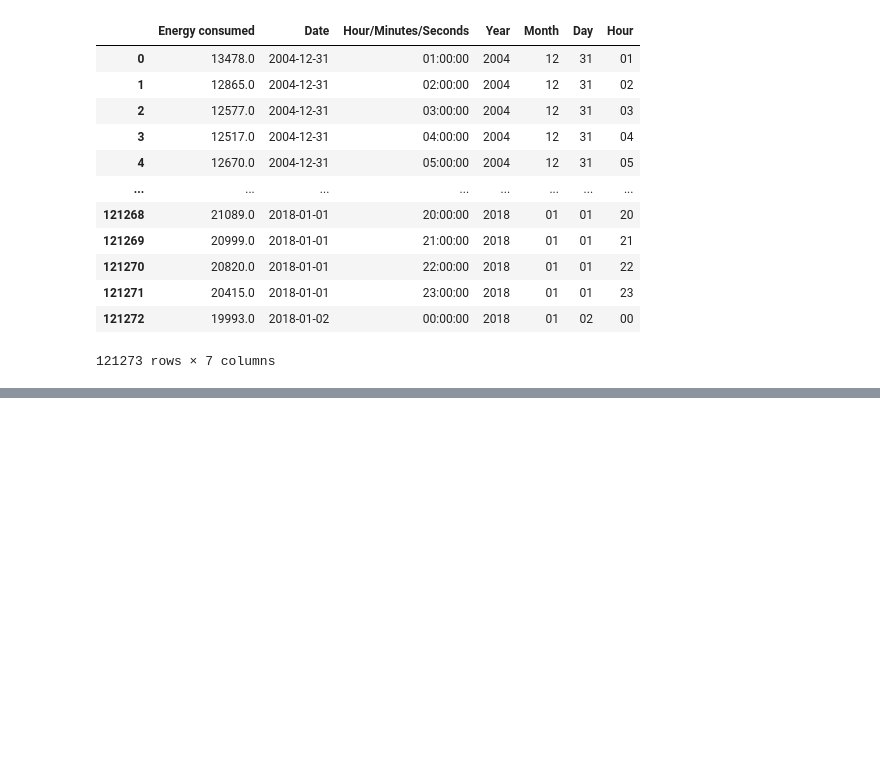
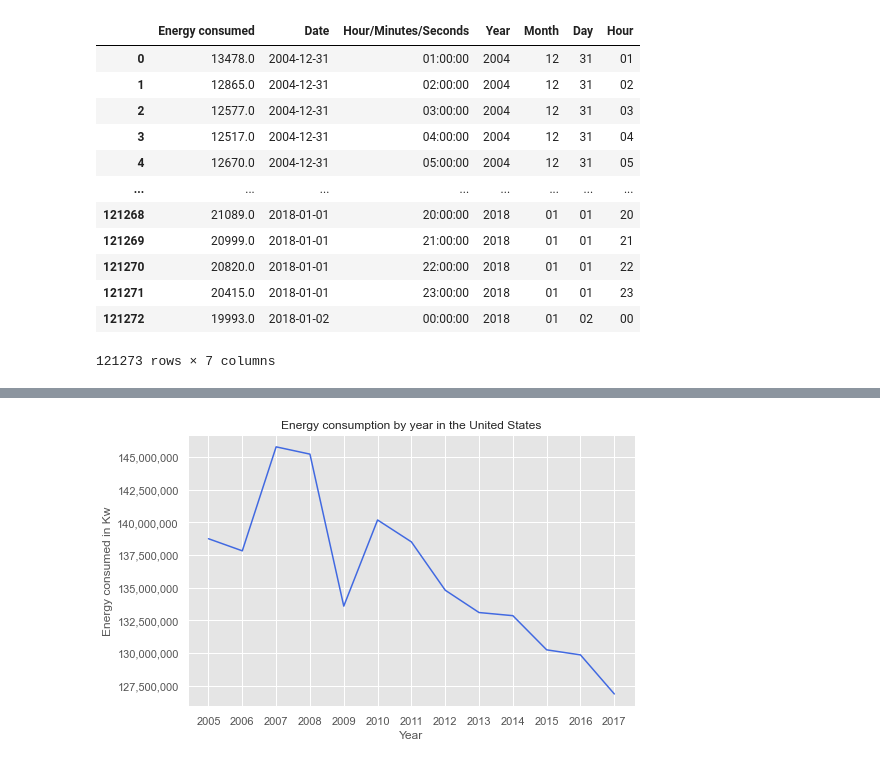
Before and after one commit to rromerov/Data-Science-Projects, a Jupyter notebook: predictions.ipynb, the cells around one changed output, grey strips where cells are left out. Saved outputs shown, nothing was run; the diff lists cells and outputs as text; code cells hidden in the pictures; blank space fills up the shorter version.

```diff
--- a/predictions.ipynb
+++ b/predictions.ipynb
@@ -152,0 +215,4 @@ data
+# %%
+completeYearRecords=data[(data["Year"]!="2004") & (data["Year"]!="2018")]
+completeYearRecordsGrouped=completeYearRecords.groupby("Year").sum()
+completeYearRecordsGrouped
@@ -152,0 +235,11 @@ data
+# %%
+plt.style.use("ggplot")
+sns.lineplot(x="Year",y="Energy consumed",data=completeYearRecordsGrouped,color="royalblue")
+sns.set(rc={'figure.figsize':(8,5)})
+plt.title("Energy consumption by year in the United States")
+plt.ylabel("Energy consumed in Kw")
+valores_con_comas = plt.gca().get_yticks()
+plt.gca().set_yticklabels(['{:,.0f}'.format(x) for x in valores_con_comas])
+plt.show()
+# %% [output]
+[figure, added]
```
Also changed, not shown: parts of 12 cells of this notebook.
